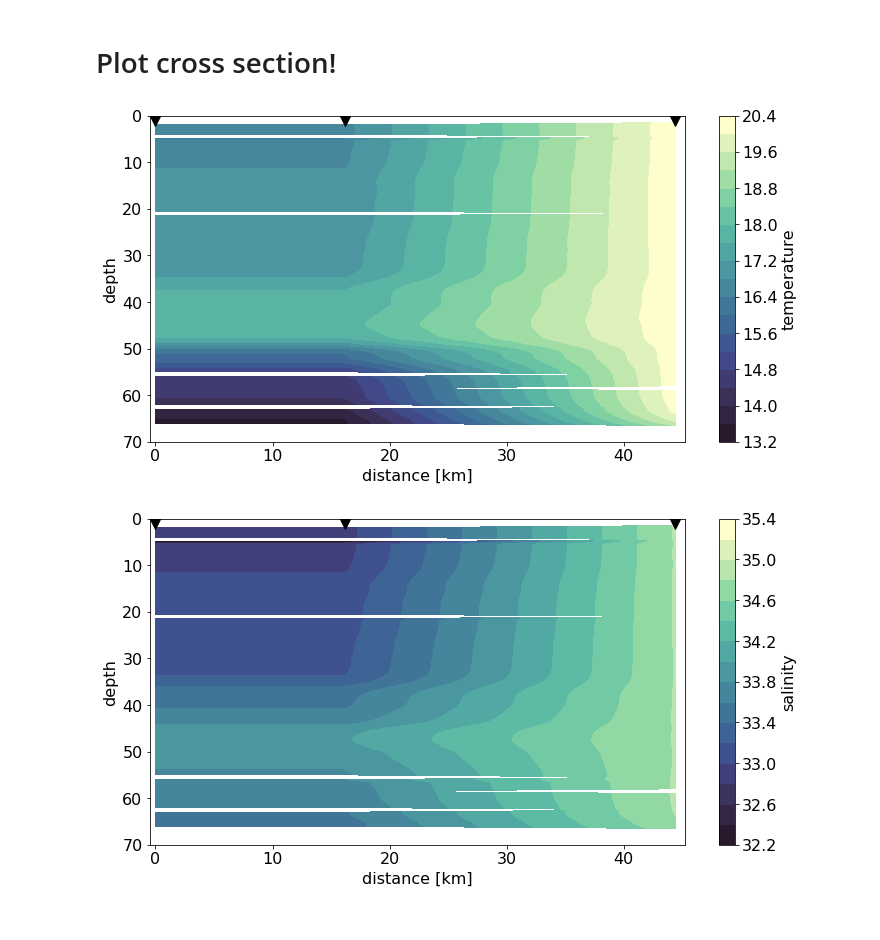
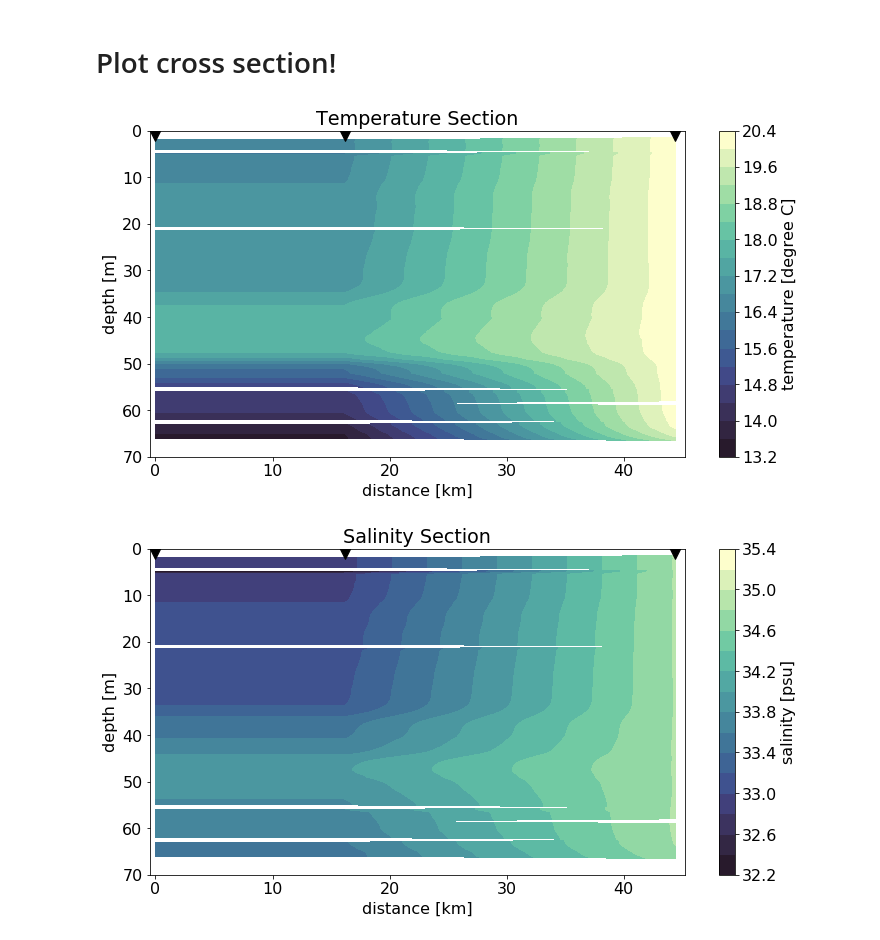
Before and after one commit to kmcgarry17/Expedition2020, a Jupyter notebook: section_plot.ipynb, the cells around one changed output. Drawn from its saved outputs; the diff is of its cells as text; code cells hidden in the pictures.

Commit message:
plotting
add units, titles, save figures

```diff
--- a/section_plot.ipynb
+++ b/section_plot.ipynb
@@ -109,6 +109,11 @@ ctdsection = ctdsection.assign_coords({'distance' : xr.DataArray(dist, coords=[c
 
 ctdsection.distance.attrs['units'] = 'km'
 #ctdsection
+# %%
+# add units for others
+ctdsection.depth.attrs['units'] = 'm'
+ctdsection.temperature.attrs['units'] = 'degree C'
+ctdsection.salinity.attrs['units'] = 'psu'
 # %% [markdown]
 # Plot cross section!
 # %%
@@ -124,20 +129,28 @@ plt.rcParams.update({'font.size': 16})
 ax = fig.add_subplot(111)
 ctdsection.temperature.plot.contourf('distance','depth',levels=20,cmap=cmocean.cm.deep_r)
 beautifications(ax)
+
+plt.title("Temperature Section")
+
+plt.savefig('Figures/temperaturesection789.png')
 # %% [output]
-[figure, old version]
+[figure, new version]
 # %%
 def beautifications(ax):
     ax.plot(ctdsection.distance,ctdsection.distance.size*[0],
              'kv',markersize=20)
     ax.set_ylim(70,0)
     ax.set_xlim(-.5,45.25)
 
 fig = plt.figure(figsize=(12,6))
 plt.rcParams.update({'font.size': 16})
 
 ax = fig.add_subplot(111)
 ctdsection.salinity.plot.contourf('distance','depth',levels=20,cmap=cmocean.cm.deep_r)
 beautifications(ax)
+
+plt.title("Salinity Section")
+
+plt.savefig('Figures/salinitysection789.png')
 # %% [output]
-[figure, old version]
+[figure, new version]
```
